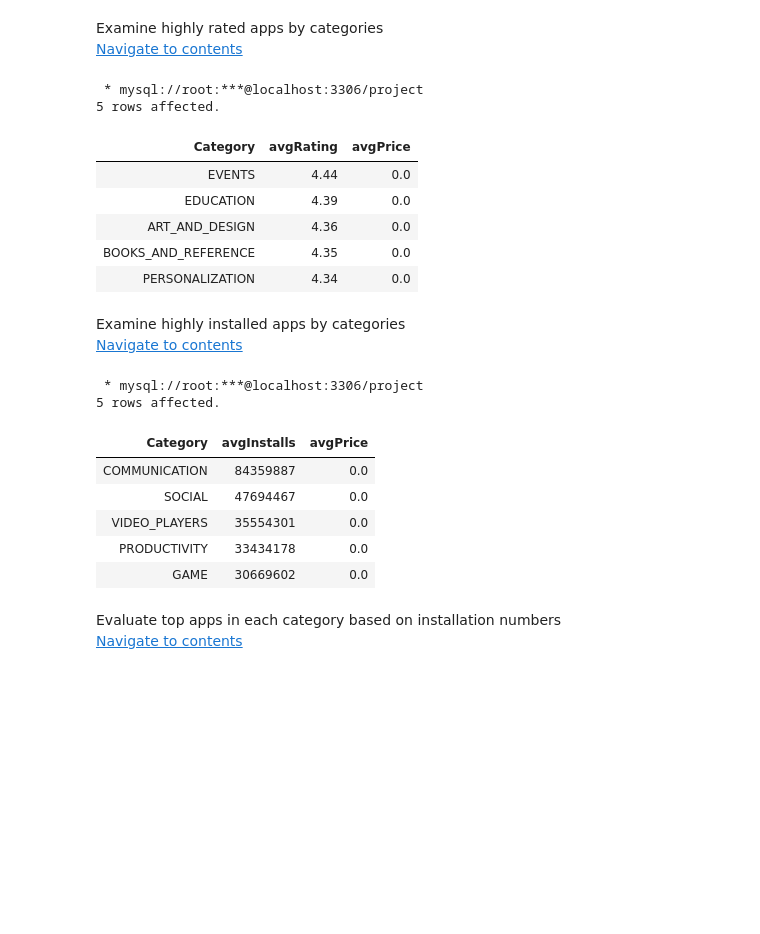
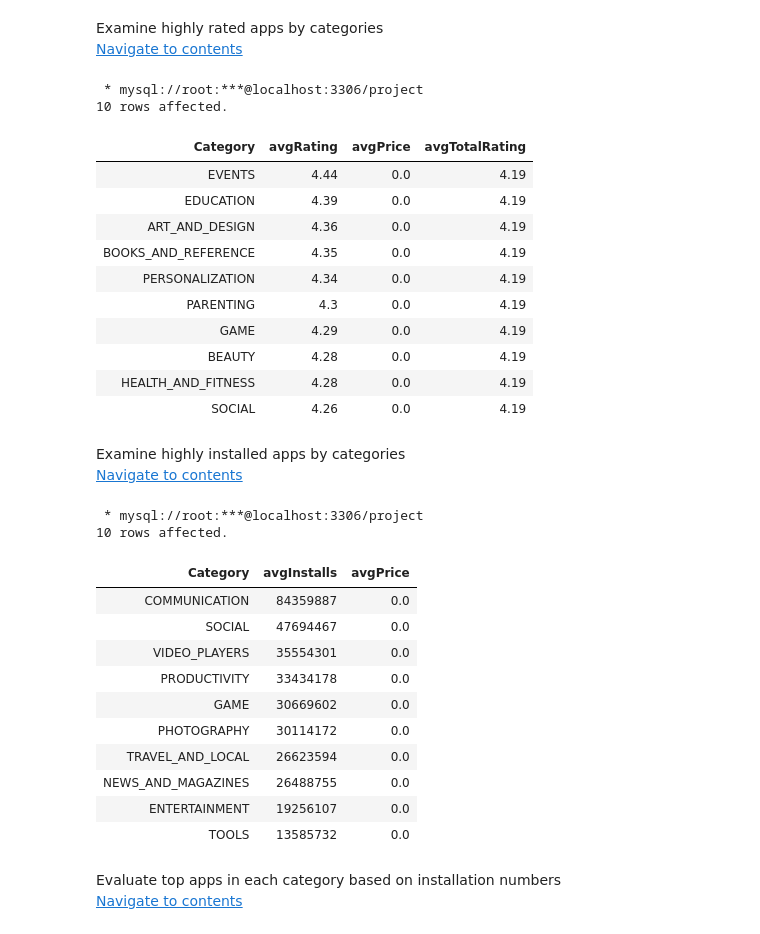
Before and after one commit to NilArj/Google_play, a Jupyter notebook: google_play_apps.ipynb, the cells around one changed output. Saved outputs shown, nothing was run; the diff lists cells and outputs as text; code cells hidden in the pictures; blank space fills up the shorter version.

```diff
--- a/google_play_apps.ipynb
+++ b/google_play_apps.ipynb
@@ -418,20 +468,34 @@ Examine highly rated apps by categories
 <a href="#table_of_contents">Navigate to contents</a>
 # %%
 %%sql
-select Category,round(avg(Rating),2) as avgRating, round(avg(updated_price),2) as avgPrice
-from googleplaystore
-group by Category
+with AvgTotalRating as (
+    select round(avg(Rating),2) as avgTotalRating
+    from googleplaystore
+)
+
+select s.Category,
+       round(avg(s.Rating),2) as avgRating,
+       round(avg(s.updated_price),2) as avgPrice,
+       AvgTotalRating.avgTotalRating
+from googleplaystore s
+cross join AvgTotalRating
+group by s.Category, AvgTotalRating.avgTotalRating
 order by avgRating desc
-limit 5
+limit 10
 # %% [output]
  * mysql://root:***@localhost:3306/project
-5 rows affected.
+10 rows affected.
-| Category | avgRating | avgPrice |
-| EVENTS | 4.44 | 0.0 |
-| EDUCATION | 4.39 | 0.0 |
-| ART_AND_DESIGN | 4.36 | 0.0 |
-| BOOKS_AND_REFERENCE | 4.35 | 0.0 |
-| PERSONALIZATION | 4.34 | 0.0 |
+| Category | avgRating | avgPrice | avgTotalRating |
+| EVENTS | 4.44 | 0.0 | 4.19 |
+| EDUCATION | 4.39 | 0.0 | 4.19 |
+| ART_AND_DESIGN | 4.36 | 0.0 | 4.19 |
+| BOOKS_AND_REFERENCE | 4.35 | 0.0 | 4.19 |
+| PERSONALIZATION | 4.34 | 0.0 | 4.19 |
+| PARENTING | 4.3 | 0.0 | 4.19 |
+| GAME | 4.29 | 0.0 | 4.19 |
+| BEAUTY | 4.28 | 0.0 | 4.19 |
+| HEALTH_AND_FITNESS | 4.28 | 0.0 | 4.19 |
+| SOCIAL | 4.26 | 0.0 | 4.19 |
 # %% [markdown]
 <a id="high_installed_apps"></a>
 Examine highly installed apps by categories
@@ -443,13 +507,18 @@ select Category, round(avg(updated_installs)) as avgInstalls , round(avg(updated
 from googleplaystore
 group by Category
 order by avgInstalls desc
-limit 5
+limit 10
 # %% [output]
  * mysql://root:***@localhost:3306/project
-5 rows affected.
+10 rows affected.
 | Category | avgInstalls | avgPrice |
 | COMMUNICATION | 84359887 | 0.0 |
 | SOCIAL | 47694467 | 0.0 |
 | VIDEO_PLAYERS | 35554301 | 0.0 |
 | PRODUCTIVITY | 33434178 | 0.0 |
 | GAME | 30669602 | 0.0 |
+| PHOTOGRAPHY | 30114172 | 0.0 |
+| TRAVEL_AND_LOCAL | 26623594 | 0.0 |
+| NEWS_AND_MAGAZINES | 26488755 | 0.0 |
+| ENTERTAINMENT | 19256107 | 0.0 |
+| TOOLS | 13585732 | 0.0 |
```
Also changed, not shown: parts of 8 cells of this notebook.
